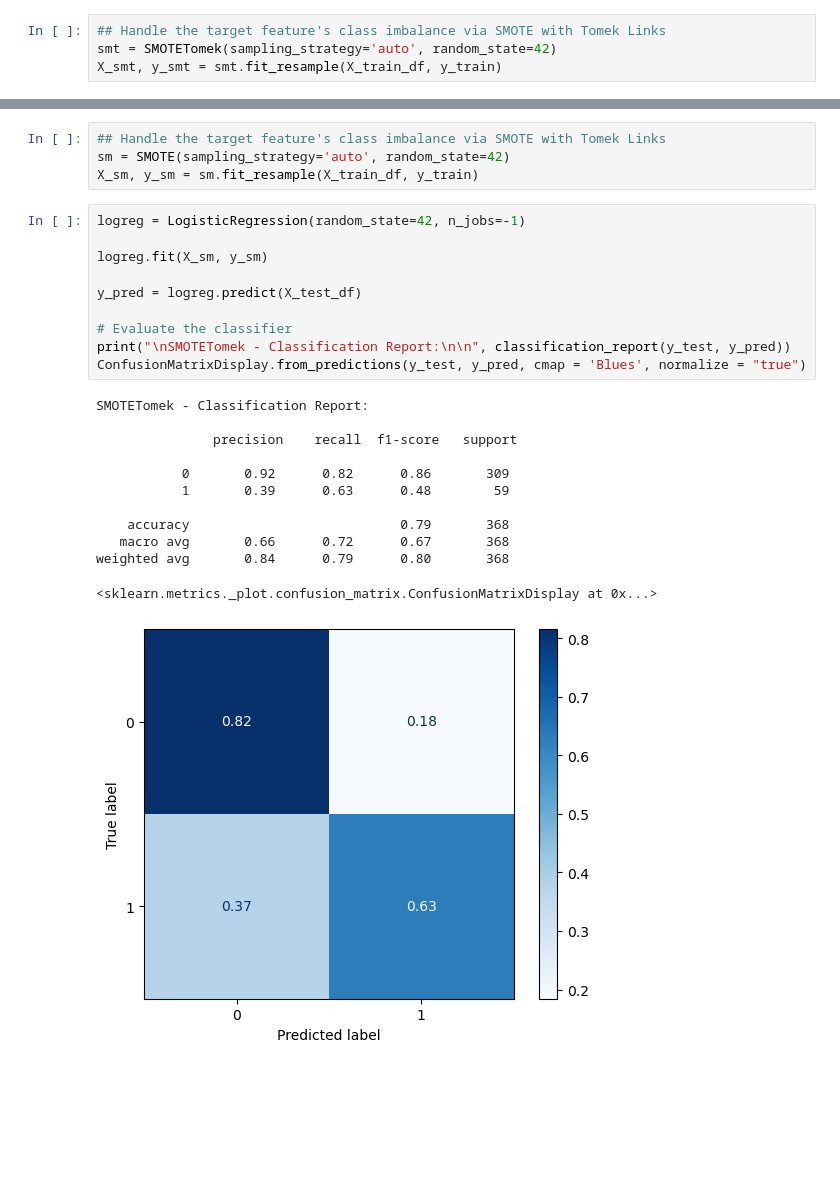
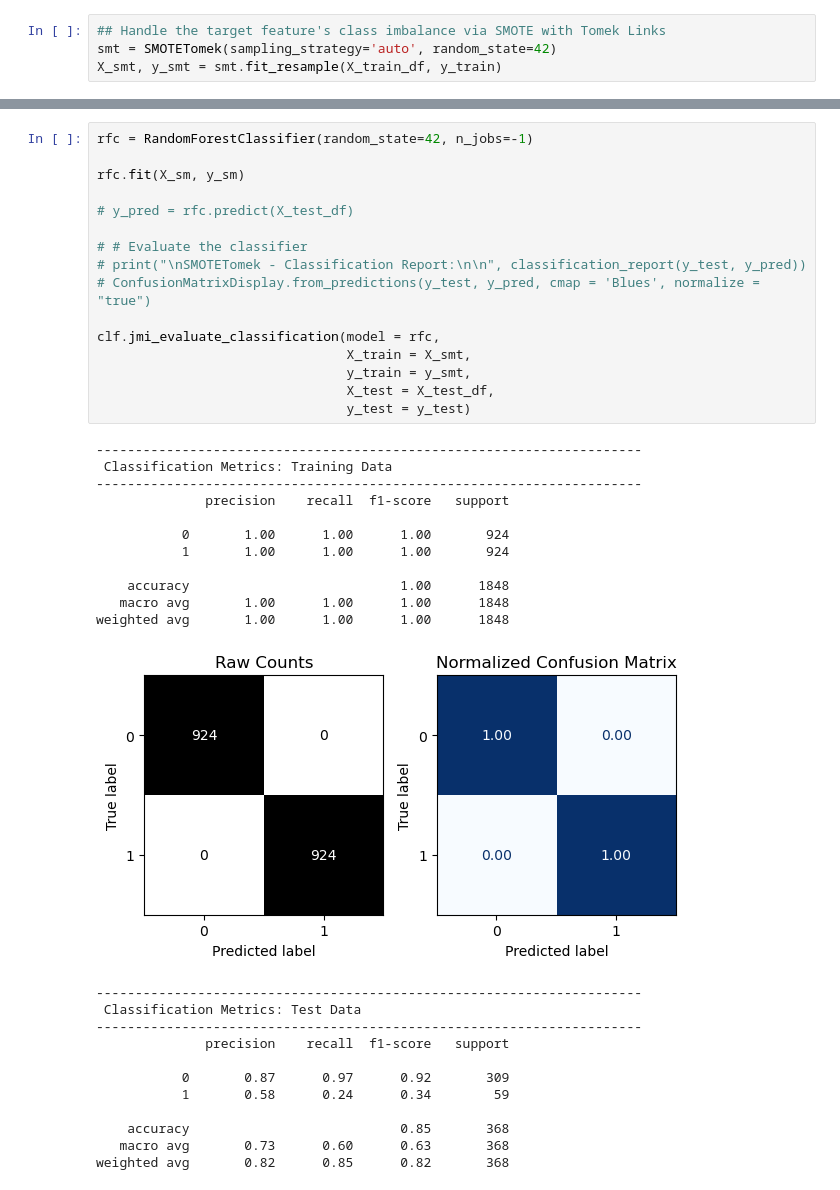
Before and after one commit to BenJMcCarty/IBM-Employee-Attrition-and-Performance, a Jupyter notebook: notebooks/1_EDA_and_Data_Cleaning/2.0_EDA_Target.ipynb, the cells around one changed output, grey strips where cells are left out. Saved outputs shown, nothing was run; the diff lists cells and outputs as text; blank space fills up the shorter version.

```diff
--- a/notebooks/1_EDA_and_Data_Cleaning/2.0_EDA_Target.ipynb
+++ b/notebooks/1_EDA_and_Data_Cleaning/2.0_EDA_Target.ipynb
@@ -367,27 +467,40 @@ weighted avg       0.84      0.79      0.80       368
-# %%
-## Handle the target feature's class imbalance via SMOTE with Tomek Links
-sm = SMOTE(sampling_strategy='auto', random_state=42)
-X_sm, y_sm = sm.fit_resample(X_train_df, y_train)
 # %%
-logreg = LogisticRegression(random_state=42, n_jobs=-1)
+rfc = RandomForestClassifier(random_state=42, n_jobs=-1)
 
-logreg.fit(X_sm, y_sm)
+rfc.fit(X_sm, y_sm)
 
-y_pred = logreg.predict(X_test_df)
+# y_pred = rfc.predict(X_test_df)
 
-# Evaluate the classifier
-print("\nSMOTETomek - Classification Report:\n\n", classification_report(y_test, y_pred))
-ConfusionMatrixDisplay.from_predictions(y_test, y_pred, cmap = 'Blues', normalize = "true")
+# # Evaluate the classifier
+# print("\nSMOTETomek - Classification Report:\n\n", classification_report(y_test, y_pred))
+# ConfusionMatrixDisplay.from_predictions(y_test, y_pred, cmap = 'Blues', normalize = "true")
+
+clf.jmi_evaluate_classification(model = rfc,
+                                X_train = X_smt,
+                                y_train = y_smt,
+                                X_test = X_test_df,
+                                y_test = y_test)
 # %% [output]
-SMOTETomek - Classification Report:
+----------------------------------------------------------------------
+ Classification Metrics: Training Data
+----------------------------------------------------------------------
+              precision    recall  f1-score   support
 
-               precision    recall  f1-score   support
+           0       1.00      1.00      1.00       924
+           1       1.00      1.00      1.00       924
 
-           0       0.92      0.82      0.86       309
-           1       0.39      0.63      0.48        59
-
-    accuracy                           0.79       368
-   macro avg       0.66      0.72      0.67       368
-weighted avg       0.84      0.79      0.80       368
+    accuracy                           1.00      1848
+   macro avg       1.00      1.00      1.00      1848
+weighted avg       1.00      1.00      1.00      1848
+[figure, new version]
-<sklearn.metrics._plot.confusion_matrix.ConfusionMatrixDisplay at 0x...>
+----------------------------------------------------------------------
+ Classification Metrics: Test Data
+----------------------------------------------------------------------
+              precision    recall  f1-score   support
+
+           0       0.87      0.97      0.92       309
+           1       0.58      0.24      0.34        59
+
+    accuracy                           0.85       368
+   macro avg       0.73      0.60      0.63       368
+weighted avg       0.82      0.85      0.82       368
-[figure, old version]
```
Also changed, not shown: parts of 24 cells of this notebook, 3 other files.
